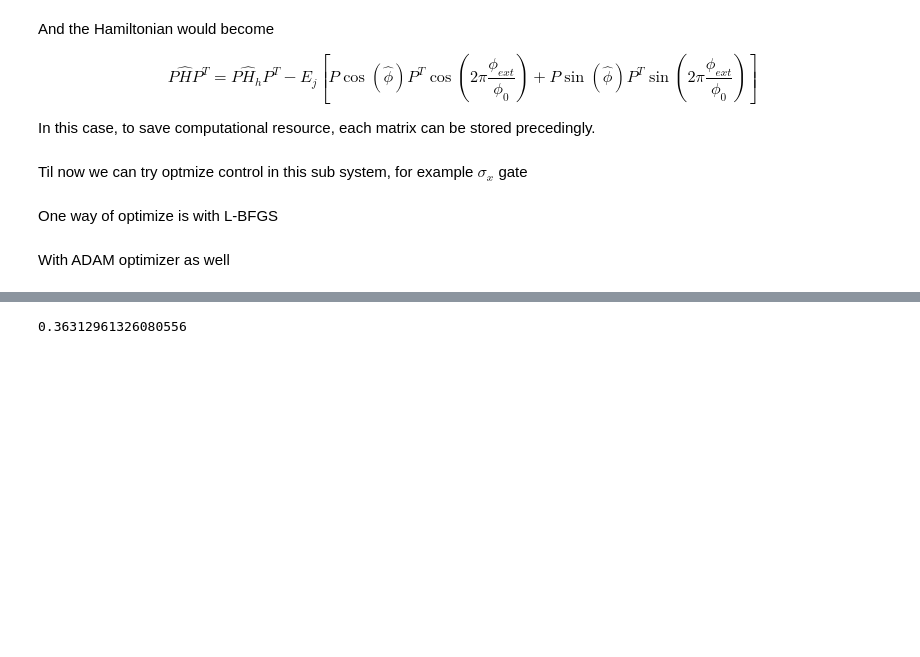
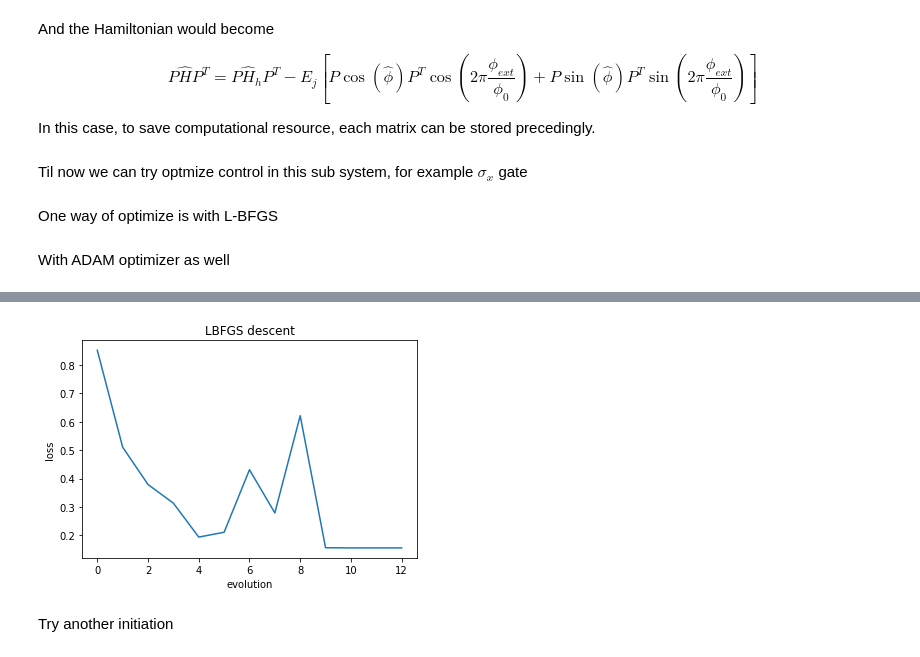
Before and after one commit to jeffreyyao128/qoptimize, a Jupyter notebook: Fluxonium.ipynb, the cells around one changed output, grey strips where cells are left out. Saved outputs shown, nothing was run; the diff lists cells and outputs as text; code cells hidden in the pictures; blank space fills up the shorter version.

Commit message:
optimized with subspace

```diff
--- a/Fluxonium.ipynb
+++ b/Fluxonium.ipynb
@@ -83,7 +83,7 @@ P_sub = v[0:2,:]
 
 CosMat = Ej*P_sub@jnp.diag(jnp.array([jnp.cos(x) for x in xmesh]))@P_sub.T
 SinMat = Ej*P_sub@jnp.diag(jnp.array([jnp.sin(x) for x in xmesh]))@P_sub.T
-H_harm = P_sub@(jnp.eye(Nmesh)*(Ec*8./(h*h))+ (jnp.eye(Nmesh,k=1)+jnp.eye(Nmesh,k=-1))*Ec/(h*h) # Kinetic energy
+H_harm = P_sub@(jnp.eye(Nmesh)*(Ec*4./(h*h))- 2*(jnp.eye(Nmesh,k=1)+jnp.eye(Nmesh,k=-1))*Ec/(h*h) # Kinetic energy
                  + jnp.diag(jnp.array([0.5*El*x**2 for x in xmesh])))@P_sub.T
 # %%
 @jit
@@ -195,10 +209,11 @@ def GateOptimize_adam(U_F, t1, init_param,H0,Cosphi,Sinphi, num_step=200, learni
 # %%
 N1 = 10
-p = random.normal(key,shape=(N1,)) # Normal initialization
+p = 0.1*random.normal(key,shape=(N1,)) # Normal initialization
 t1 = 1.
 
-loss_list, res_state = GateOptimize_adam(sx,t1,p,H_harm,CosMat,SinMat)
-# f, (gt,gp) = jit(jax.value_and_grad(loss,(0,1)))(t1,p,H_harm,CosMat,SinMat,sx)
-# loss_list_LBFGS,res = GateOptimize_LBFGS(sx,t1,H_harm,CosMat,SinMat,p)
+# loss_list, res_state = GateOptimize_adam(sx,t1,p,H_harm,CosMat,SinMat)
+# %time f, (gt,gp) = jit(jax.value_and_grad(loss,(0,1)))(t1,p,H_harm,CosMat,SinMat,sx)
+# ls, res = GradientAscent(t1,p)
+loss_list_LBFGS,res = GateOptimize_LBFGS(sx,t1,H_harm,CosMat,SinMat,p)
 # t_f,p_f = res[0],res[1:]
 # %% [output]
@@ -211,4 +232,10 @@ KeyboardInterrupt:
-# %%
-print(f)
-# %% [output]
-0.36312961326080556
+# %%
+plt.plot([n for n in range(len(loss_list_LBFGS))],loss_list_LBFGS)
+plt.title('LBFGS descent')
+plt.ylabel('loss')
+plt.xlabel('evolution')
+plt.show()
+# %% [output]
+[figure, added]
+# %% [markdown]
+Try another initiation
```
Also changed, not shown: parts of 9 cells of this notebook.
